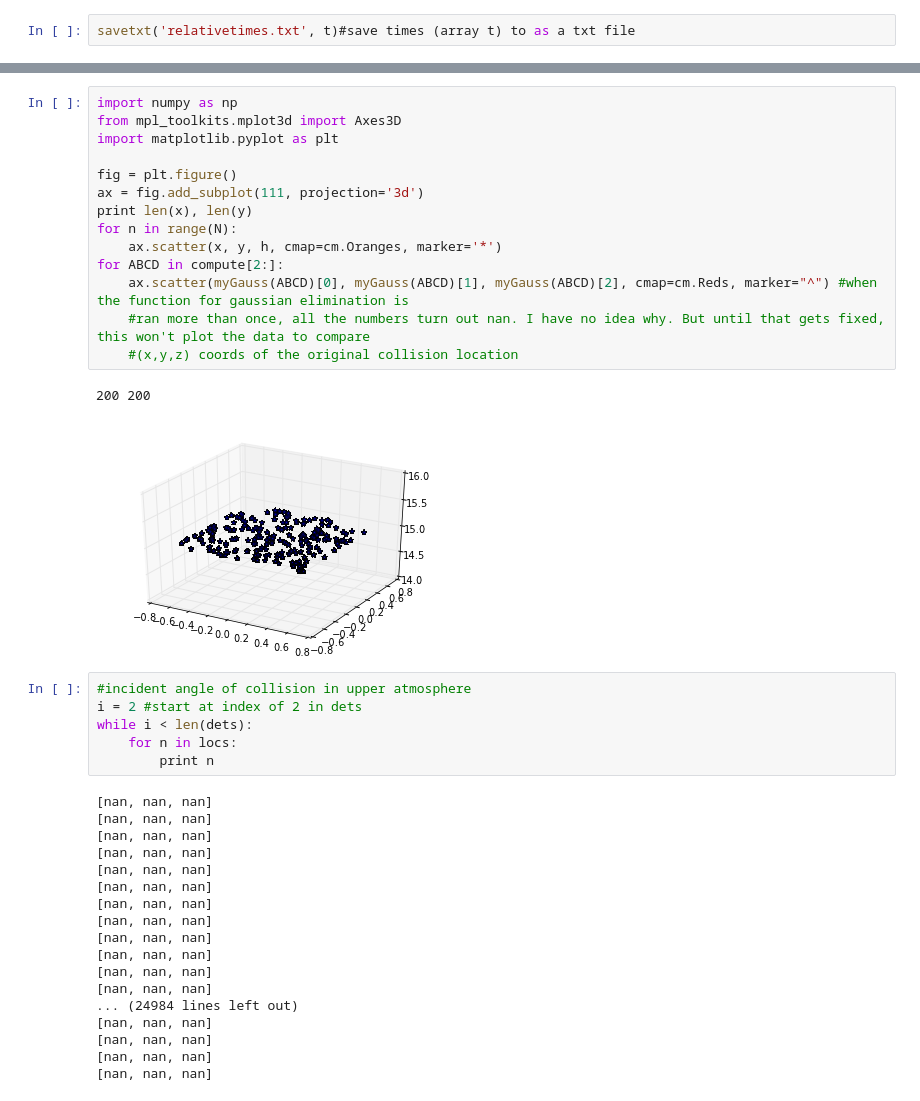
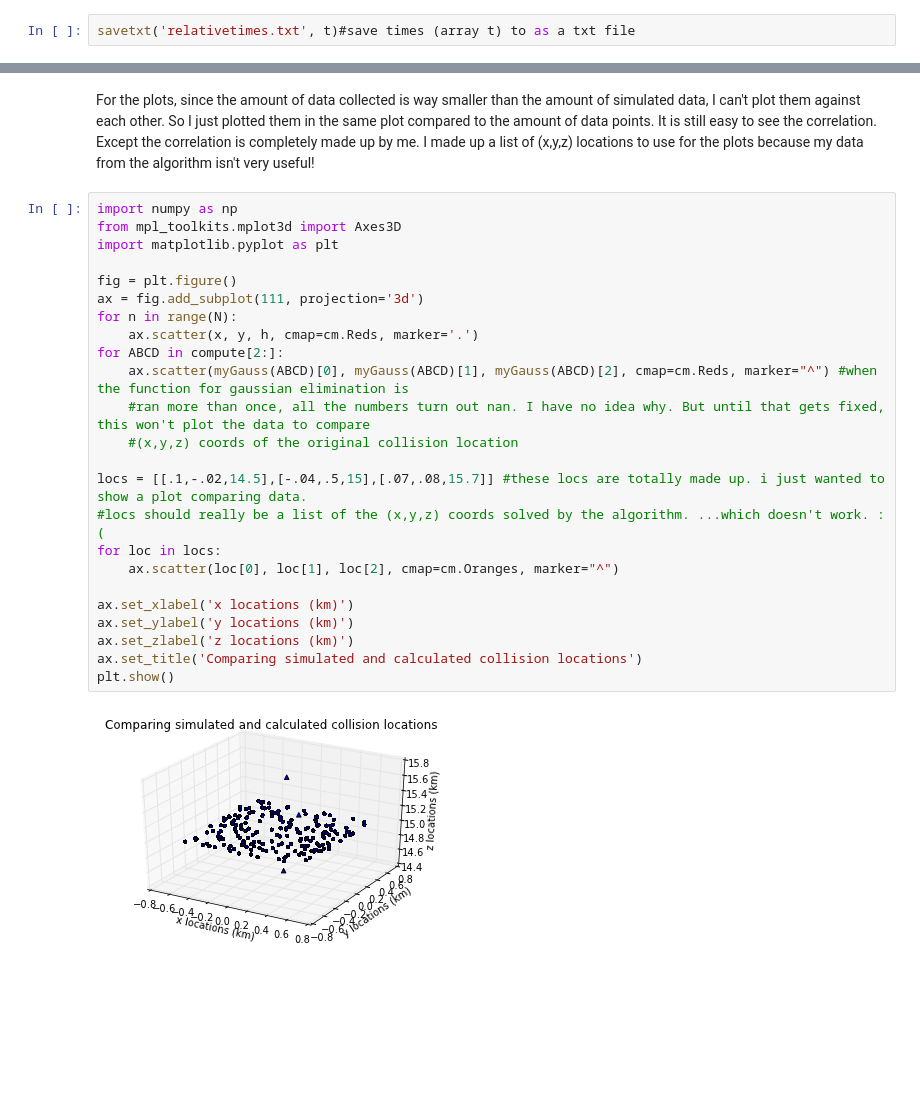
Before and after one commit to kreyno10/PHYS202-S13, a Jupyter notebook: Projects/Multilateration for Cosmic Ray Detection.ipynb, the cells around one changed output, grey strips where cells are left out. Drawn from its saved outputs; the diff is of its cells as text; blank space fills up the shorter version.

```diff
--- a/Projects/Multilateration for Cosmic Ray Detection.ipynb
+++ b/Projects/Multilateration for Cosmic Ray Detection.ipynb
@@ -293,41 +270,28 @@ for ABCD in compute[2:]:
+# %% [markdown]
+For the plots, since the amount of data collected is way smaller than the amount of simulated data, I can't plot them against each other. So I just plotted them in the same plot compared to the amount of data points. It is still easy to see the correlation. Except the correlation is completely made up by me. I made up a list of (x,y,z) locations to use for the plots because my data from the algorithm isn't very useful!
 # %%
 import numpy as np
 from mpl_toolkits.mplot3d import Axes3D
 import matplotlib.pyplot as plt
 
 fig = plt.figure()
 ax = fig.add_subplot(111, projection='3d')
-print len(x), len(y)
 for n in range(N):
-    ax.scatter(x, y, h, cmap=cm.Oranges, marker='*')
+    ax.scatter(x, y, h, cmap=cm.Reds, marker='.')
 for ABCD in compute[2:]:
     ax.scatter(myGauss(ABCD)[0], myGauss(ABCD)[1], myGauss(ABCD)[2], cmap=cm.Reds, marker="^") #when the function for gaussian elimination is
     #ran more than once, all the numbers turn out nan. I have no idea why. But until that gets fixed, this won't plot the data to compare
     #(x,y,z) coords of the original collision location
+
+locs = [[.1,-.02,14.5],[-.04,.5,15],[.07,.08,15.7]] #these locs are totally made up. i just wanted to show a plot comparing data.
+#locs should really be a list of the (x,y,z) coords solved by the algorithm. ...which doesn't work. :(
+for loc in locs:
+    ax.scatter(loc[0], loc[1], loc[2], cmap=cm.Oranges, marker="^")
+
+ax.set_xlabel('x locations (km)')
+ax.set_ylabel('y locations (km)')
+ax.set_zlabel('z locations (km)')
+ax.set_title('Comparing simulated and calculated collision locations')
+plt.show()
 # %% [output]
-200 200
-[figure, old version]
+[figure, new version]
-# %%
-#incident angle of collision in upper atmosphere
-i = 2 #start at index of 2 in dets
-while i < len(dets):
-    for n in locs:
-        print n
-# %% [output]
-[nan, nan, nan]
-[nan, nan, nan]
-[nan, nan, nan]
-[nan, nan, nan]
-[nan, nan, nan]
-[nan, nan, nan]
-[nan, nan, nan]
-[nan, nan, nan]
-[nan, nan, nan]
-[nan, nan, nan]
-[nan, nan, nan]
-[nan, nan, nan]
-... (24984 lines left out)
-[nan, nan, nan]
-[nan, nan, nan]
-[nan, nan, nan]
-[nan, nan, nan]
```
Also changed, not shown: parts of 8 cells of this notebook, 1 other file.
